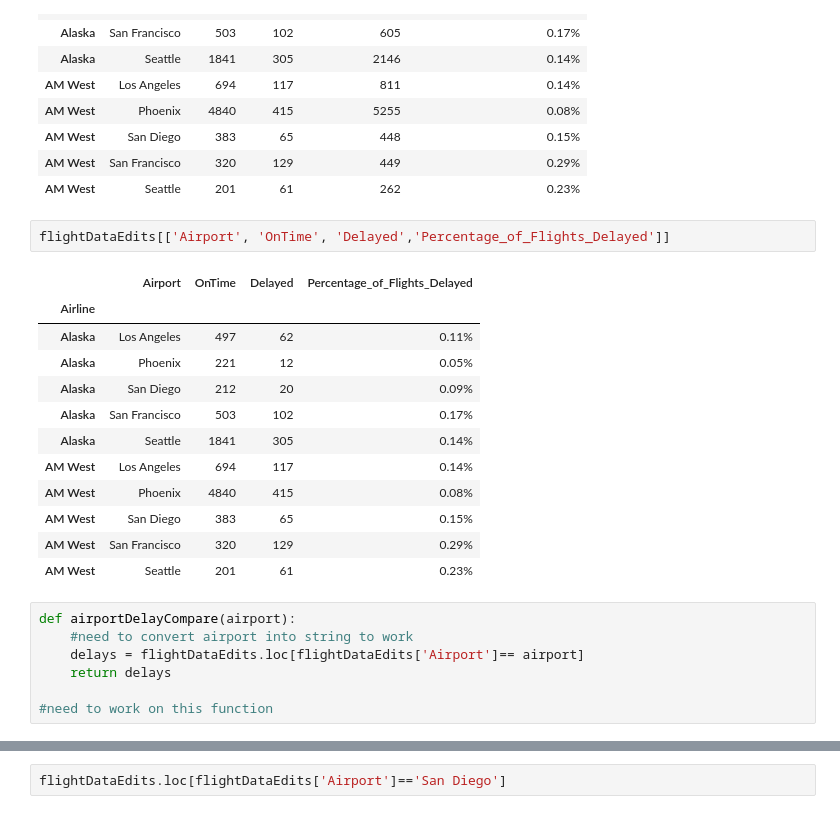
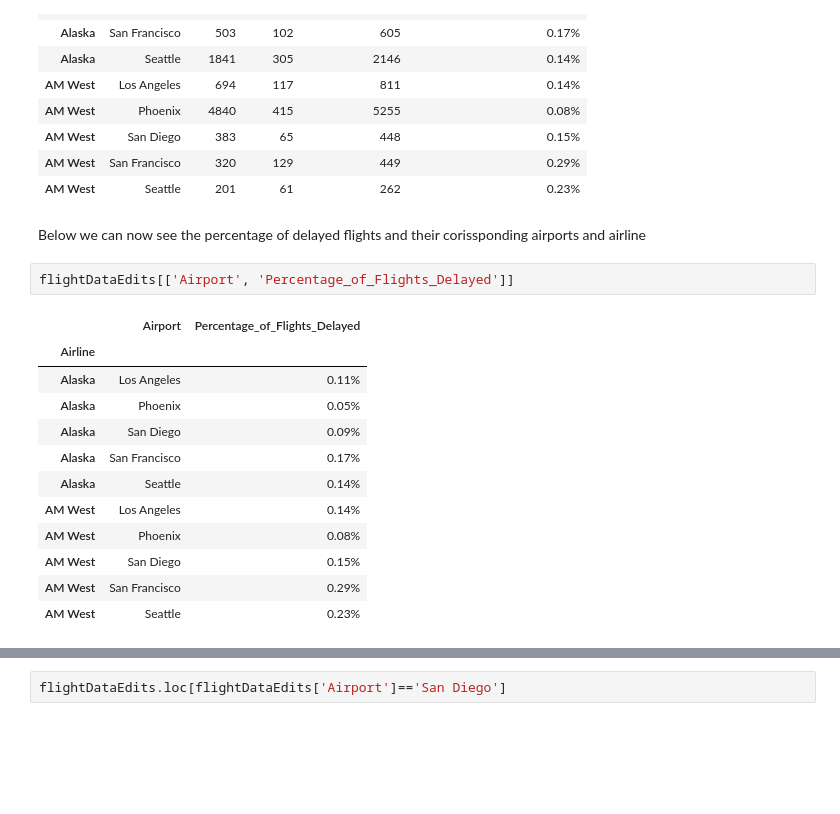
Before and after one commit to Dawad81/IS362-Database-Acquisition-and-Management, a Jupyter notebook: IS362_Project_1.ipynb, the cells around one changed output, grey strips where cells are left out. Saved outputs shown, nothing was run; the diff lists cells and outputs as text; blank space fills up the shorter version.

```diff
--- a/IS362_Project_1.ipynb
+++ b/IS362_Project_1.ipynb
@@ -37,25 +43,20 @@ flightDataEdits
 | AM West | San Diego | 383 | 65 | 448 | 0.15% |
 | AM West | San Francisco | 320 | 129 | 449 | 0.29% |
 | AM West | Seattle | 201 | 61 | 262 | 0.23% |
+# %% [markdown]
+Below we can now see the percentage of delayed flights and their corissponding airports and airline
 # %%
-flightDataEdits[['Airport', 'OnTime', 'Delayed','Percentage_of_Flights_Delayed']]
+flightDataEdits[['Airport', 'Percentage_of_Flights_Delayed']]
 # %% [output]
-|  | Airport | OnTime | Delayed | Percentage_of_Flights_Delayed |
-| Airline |  |  |  |  |
-| Alaska | Los Angeles | 497 | 62 | 0.11% |
-| Alaska | Phoenix | 221 | 12 | 0.05% |
-| Alaska | San Diego | 212 | 20 | 0.09% |
-| Alaska | San Francisco | 503 | 102 | 0.17% |
-| Alaska | Seattle | 1841 | 305 | 0.14% |
-| AM West | Los Angeles | 694 | 117 | 0.14% |
-| AM West | Phoenix | 4840 | 415 | 0.08% |
-| AM West | San Diego | 383 | 65 | 0.15% |
-| AM West | San Francisco | 320 | 129 | 0.29% |
-| AM West | Seattle | 201 | 61 | 0.23% |
+|  | Airport | Percentage_of_Flights_Delayed |
+| Airline |  |  |
+| Alaska | Los Angeles | 0.11% |
+| Alaska | Phoenix | 0.05% |
+| Alaska | San Diego | 0.09% |
+| Alaska | San Francisco | 0.17% |
+| Alaska | Seattle | 0.14% |
+| AM West | Los Angeles | 0.14% |
+| AM West | Phoenix | 0.08% |
+| AM West | San Diego | 0.15% |
+| AM West | San Francisco | 0.29% |
+| AM West | Seattle | 0.23% |
-# %%
-def airportDelayCompare(airport):
-    #need to convert airport into string to work
-    delays = flightDataEdits.loc[flightDataEdits['Airport']== airport]
-    return delays
-
-#need to work on this function
```
Also changed, not shown: parts of 25 cells of this notebook.
